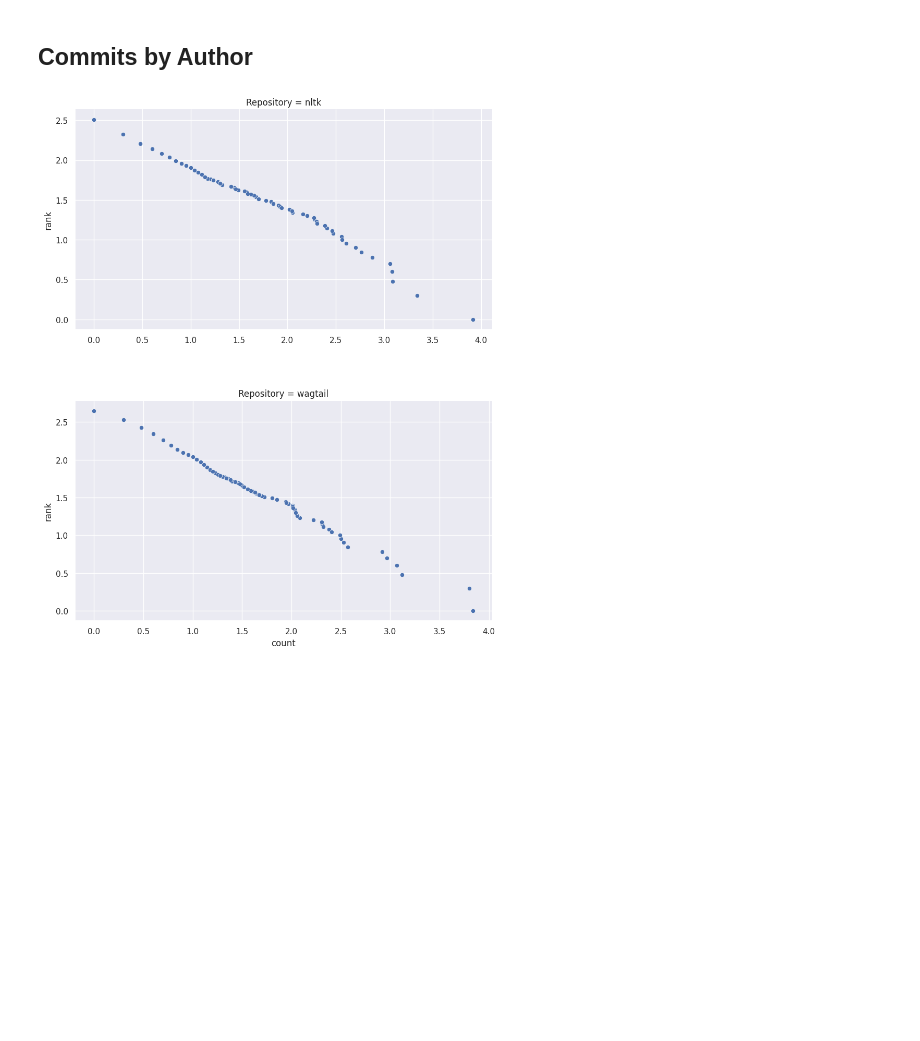
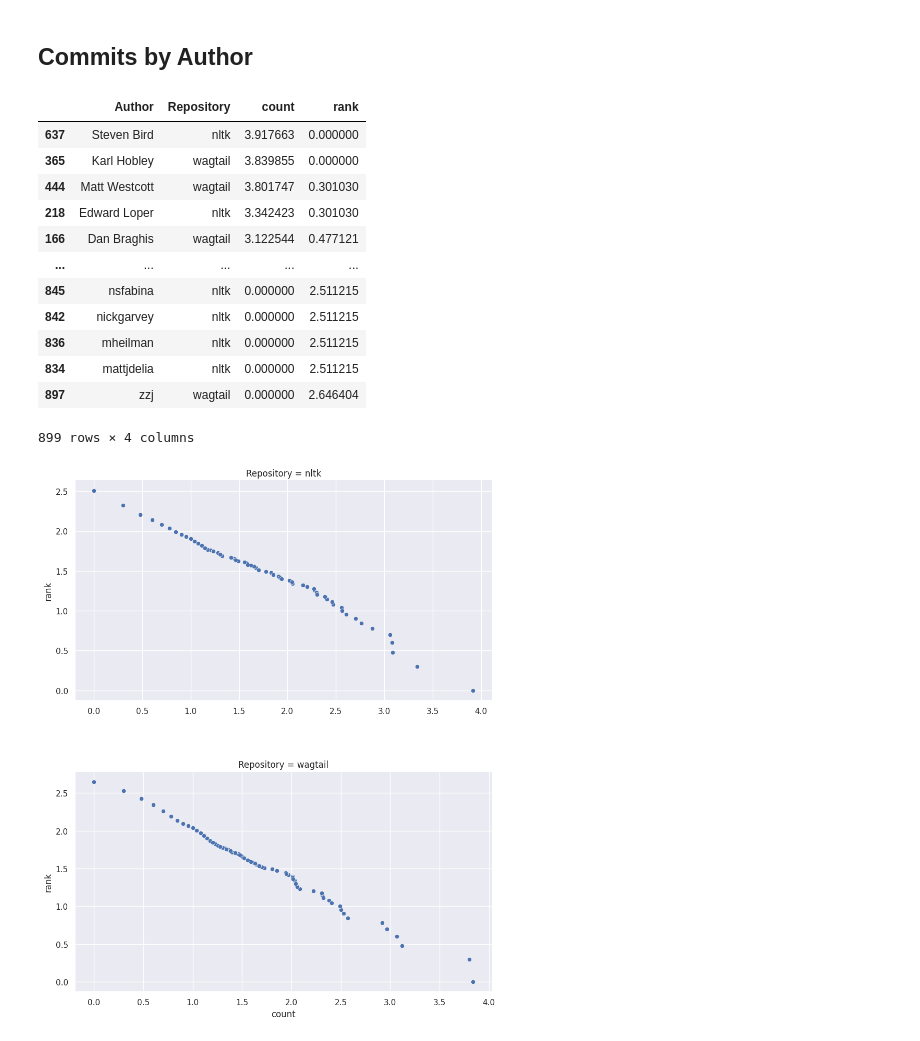
Before and after one commit to exterm/uvm-mocs, a Jupyter notebook: project/analyze_gitdelver.ipynb, the cells around one changed output. Cells and saved outputs as stored; diff of their text form; code cells hidden in the pictures; blank space fills up the shorter version.

```diff
--- a/project/analyze_gitdelver.ipynb
+++ b/project/analyze_gitdelver.ipynb
@@ -118,6 +146,22 @@ commits_contributor = files_pd_all.groupby(["Author", "Repository"]).size().rese
 commits_contributor_grp = commits_contributor.groupby(["Repository"])
 commits_contributor_rank = [get_rank_grp_log10(df) for _, df in commits_contributor_grp]
 commits_contributor_rank_all = pd.concat(commits_contributor_rank)
+# %%
+commits_contributor_rank_all.sort_values(["count"], ascending=False)
+# %% [output]
+|  | Author | Repository | count | rank |
+| 637 | Steven Bird | nltk | 3.917663 | 0.000000 |
+| 365 | Karl Hobley | wagtail | 3.839855 | 0.000000 |
+| 444 | Matt Westcott | wagtail | 3.801747 | 0.301030 |
+| 218 | Edward Loper | nltk | 3.342423 | 0.301030 |
+| 166 | Dan Braghis | wagtail | 3.122544 | 0.477121 |
+| ... | ... | ... | ... | ... |
+| 845 | nsfabina | nltk | 0.000000 | 2.511215 |
+| 842 | nickgarvey | nltk | 0.000000 | 2.511215 |
+| 836 | mheilman | nltk | 0.000000 | 2.511215 |
+| 834 | mattjdelia | nltk | 0.000000 | 2.511215 |
+| 897 | zzj | wagtail | 0.000000 | 2.646404 |
+899 rows × 4 columns
 # %%
 g = sns.FacetGrid(commits_contributor_rank_all, col="Repository",  col_wrap = 1, sharex = False, sharey = False)
 g.map_dataframe(sns.scatterplot, x="count", y="rank", lw=0)
```
Also changed, not shown: parts of 7 cells of this notebook, 4 other files.
